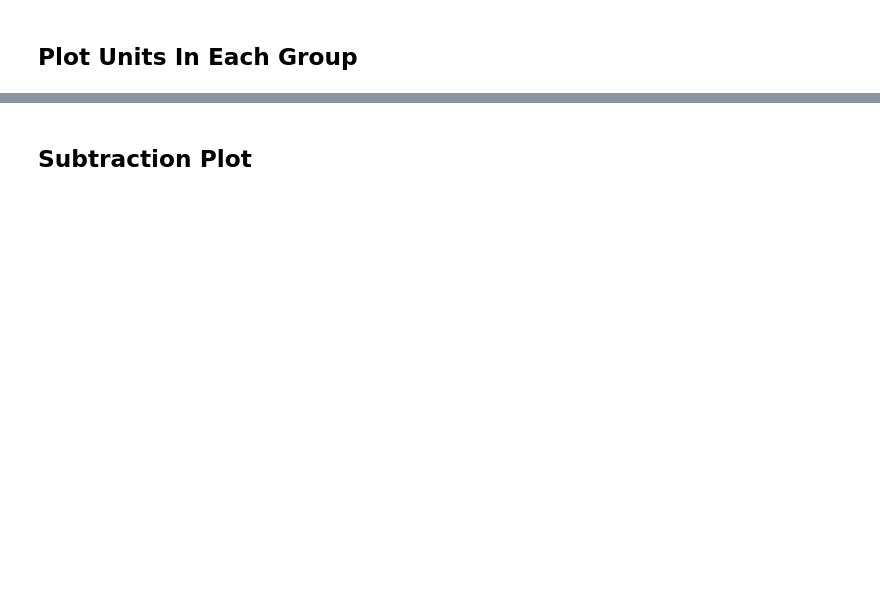
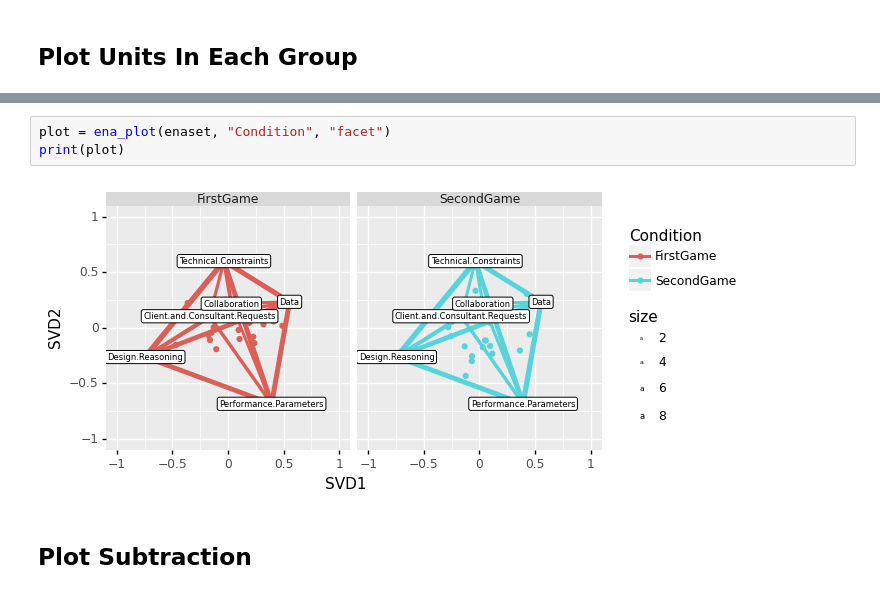
Before and after one commit to EducationalSciences693/ENAPY, a Jupyter notebook: examples/ena.ipynb, the cells around one changed output, grey strips where cells are left out. Drawn from its saved outputs; the diff is of its cells as text; blank space fills up the shorter version.

```diff
--- a/examples/ena.ipynb
+++ b/examples/ena.ipynb
@@ -121,2 +68,7 @@ print(plot)
+# %%
+plot = ena_plot(enaset, "Condition", "facet")
+print(plot)
+# %% [output]
+[figure, added]
 # %% [markdown]
-## Subtraction Plot
+## Plot Subtraction
```
Also changed, not shown: parts of 21 cells of this notebook, 2 other files.
